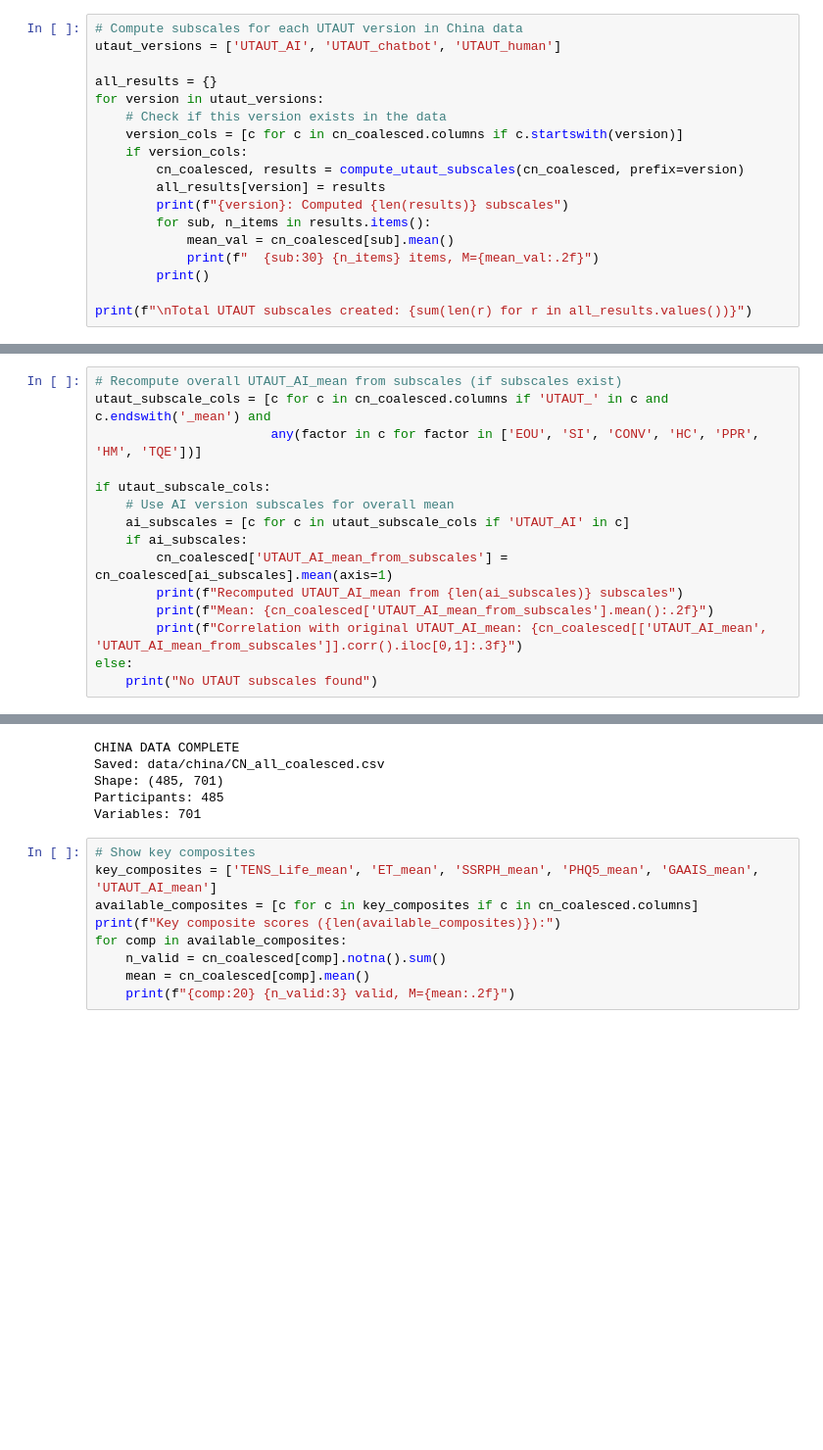
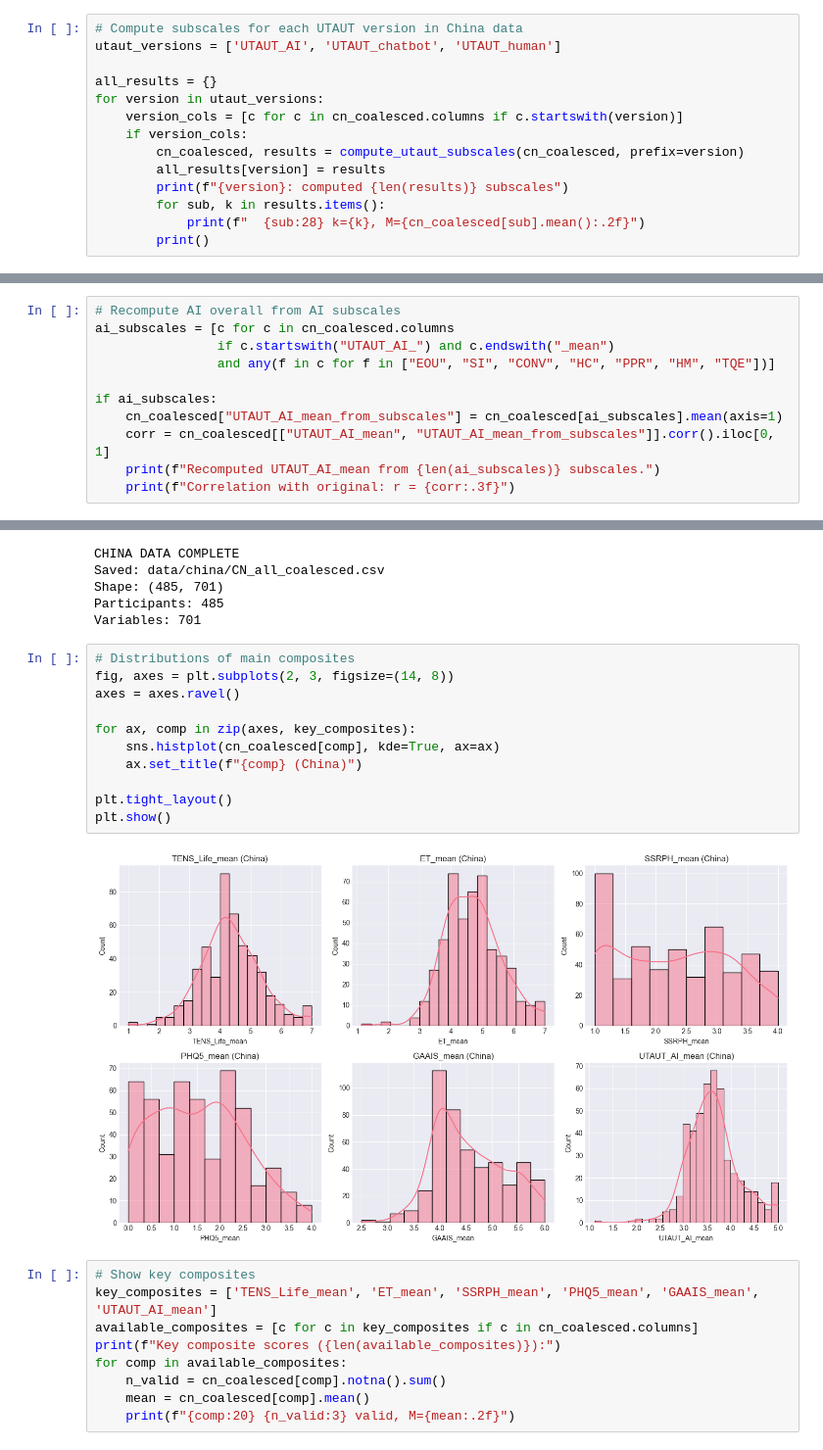
Before and after one commit to ZhaoJackson/AI_Attitude_Psychotherapy, a Jupyter notebook: Exploratory_Data_Analysis.ipynb, the cells around one changed output, grey strips where cells are left out. Shown at 98% size. Saved outputs shown, nothing was run; the diff lists cells and outputs as text; blank space fills up the shorter version.

```diff
--- a/Exploratory_Data_Analysis.ipynb
+++ b/Exploratory_Data_Analysis.ipynb
@@ -305,16 +311,12 @@ utaut_versions = ['UTAUT_AI', 'UTAUT_chatbot', 'UTAUT_human']
 
 all_results = {}
 for version in utaut_versions:
-    # Check if this version exists in the data
     version_cols = [c for c in cn_coalesced.columns if c.startswith(version)]
     if version_cols:
         cn_coalesced, results = compute_utaut_subscales(cn_coalesced, prefix=version)
         all_results[version] = results
-        print(f"{version}: Computed {len(results)} subscales")
-        for sub, n_items in results.items():
-            mean_val = cn_coalesced[sub].mean()
-            print(f"  {sub:30} {n_items} items, M={mean_val:.2f}")
+        print(f"{version}: computed {len(results)} subscales")
+        for sub, k in results.items():
+            print(f"  {sub:28} k={k}, M={cn_coalesced[sub].mean():.2f}")
         print()
-
-print(f"\nTotal UTAUT subscales created: {sum(len(r) for r in all_results.values())}")
 # %% [output]
@@ -338,16 +340,12 @@ Total UTAUT subscales created: 21
 # %%
-# Recompute overall UTAUT_AI_mean from subscales (if subscales exist)
-utaut_subscale_cols = [c for c in cn_coalesced.columns if 'UTAUT_' in c and c.endswith('_mean') and
-                       any(factor in c for factor in ['EOU', 'SI', 'CONV', 'HC', 'PPR', 'HM', 'TQE'])]
+# Recompute AI overall from AI subscales
+ai_subscales = [c for c in cn_coalesced.columns
+                if c.startswith("UTAUT_AI_") and c.endswith("_mean")
+                and any(f in c for f in ["EOU", "SI", "CONV", "HC", "PPR", "HM", "TQE"])]
 
-if utaut_subscale_cols:
-    # Use AI version subscales for overall mean
-    ai_subscales = [c for c in utaut_subscale_cols if 'UTAUT_AI' in c]
-    if ai_subscales:
-        cn_coalesced['UTAUT_AI_mean_from_subscales'] = cn_coalesced[ai_subscales].mean(axis=1)
-        print(f"Recomputed UTAUT_AI_mean from {len(ai_subscales)} subscales")
-        print(f"Mean: {cn_coalesced['UTAUT_AI_mean_from_subscales'].mean():.2f}")
-        print(f"Correlation with original UTAUT_AI_mean: {cn_coalesced[['UTAUT_AI_mean', 'UTAUT_AI_mean_from_subscales']].corr().iloc[0,1]:.3f}")
-else:
-    print("No UTAUT subscales found")
+if ai_subscales:
+    cn_coalesced["UTAUT_AI_mean_from_subscales"] = cn_coalesced[ai_subscales].mean(axis=1)
+    corr = cn_coalesced[["UTAUT_AI_mean", "UTAUT_AI_mean_from_subscales"]].corr().iloc[0, 1]
+    print(f"Recomputed UTAUT_AI_mean from {len(ai_subscales)} subscales.")
+    print(f"Correlation with original: r = {corr:.3f}")
 # %% [output]
@@ -375,6 +372,19 @@ Saved: data/china/CN_all_coalesced.csv
 Shape: (485, 701)
 Participants: 485
 Variables: 701
+# %%
+# Distributions of main composites
+fig, axes = plt.subplots(2, 3, figsize=(14, 8))
+axes = axes.ravel()
+
+for ax, comp in zip(axes, key_composites):
+    sns.histplot(cn_coalesced[comp], kde=True, ax=ax)
+    ax.set_title(f"{comp} (China)")
+
+plt.tight_layout()
+plt.show()
+# %% [output]
+[figure, added]
 # %%
 # Show key composites
 key_composites = ['TENS_Life_mean', 'ET_mean', 'SSRPH_mean', 'PHQ5_mean', 'GAAIS_mean', 'UTAUT_AI_mean']
```
Also changed, not shown: parts of 84 cells of this notebook, 4 other files.
